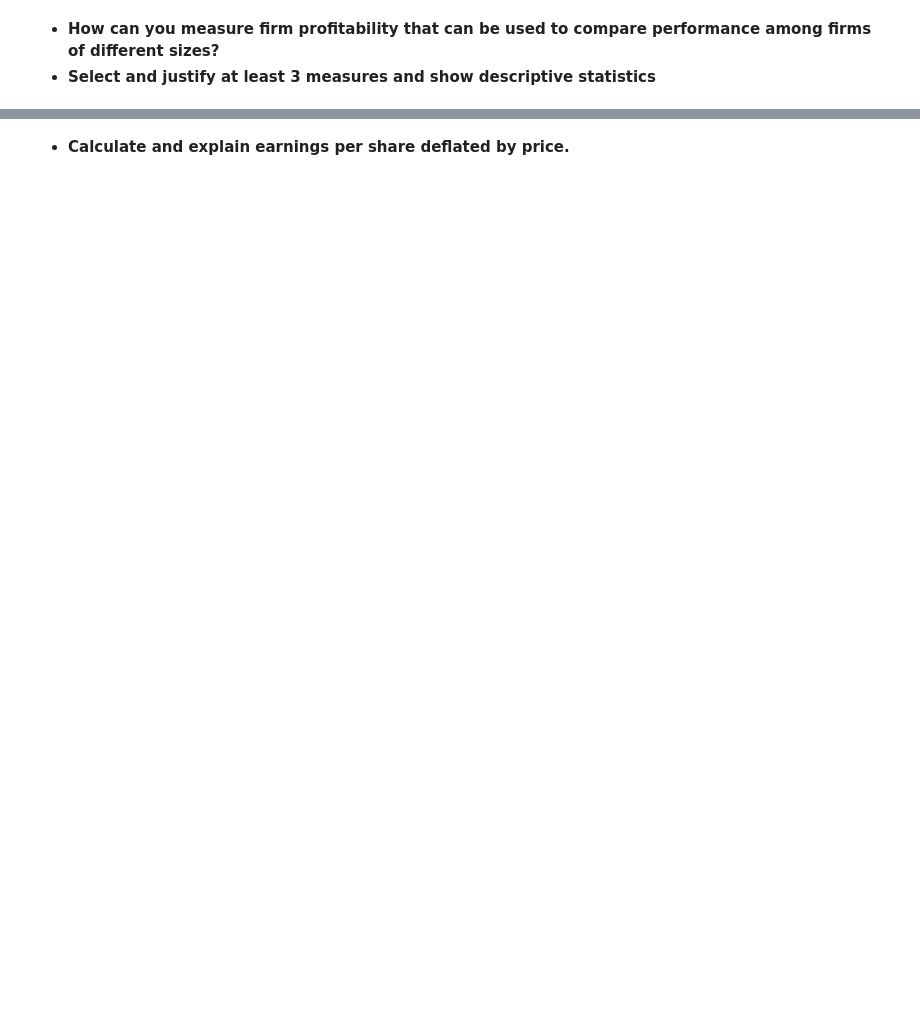
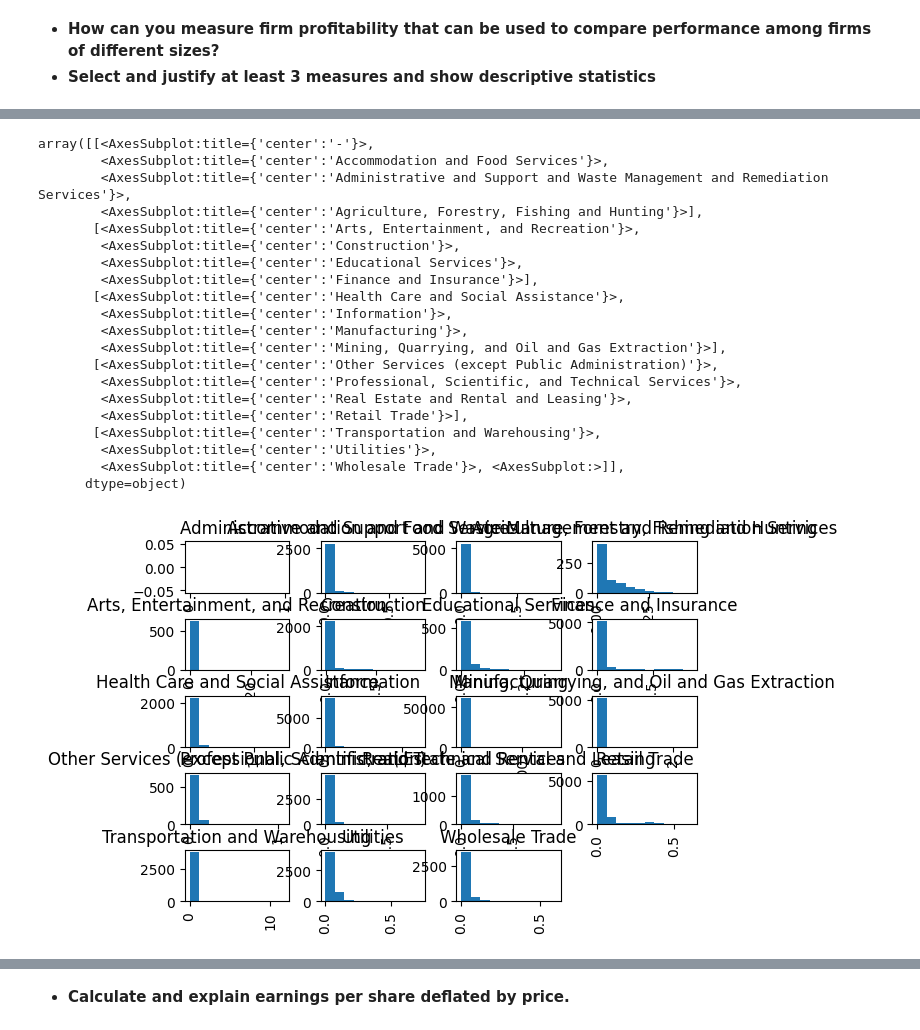
Before and after one commit to alexlohe25/IA_Avanzada_I, a Jupyter notebook: mod1_estadistica/business_case_A01733984.ipynb, the cells around one changed output, grey strips where cells are left out. Cells and saved outputs as stored; diff of their text form; code cells hidden in the pictures; blank space fills up the shorter version.

```diff
--- a/mod1_estadistica/business_case_A01733984.ipynb
+++ b/mod1_estadistica/business_case_A01733984.ipynb
@@ -630,0 +810,6 @@ Name: firm, dtype: object
+# %%
+#ShortFinancialLeverage = shortdebt / totalassets. We can check the leverage of each firm in a short time according to their debt in short terms and their assets. With this measure
+#we can keep track of each firm financial behaviour for each quarter.
+
+dfExtra = dfExtra.assign(ShortFinancialLeverage=lambda x: x.shortdebt.astype(np.float) / x.totalassets.astype(np.float) )
+dfExtra
@@ -630,0 +866,24 @@ Name: firm, dtype: object
+# %%
+dfExtra.hist(column='ShortFinancialLeverage', by='Sector NAICS\nlevel 1')
+# %% [output]
+array([[<AxesSubplot:title={'center':'-'}>,
+        <AxesSubplot:title={'center':'Accommodation and Food Services'}>,
+        <AxesSubplot:title={'center':'Administrative and Support and Waste Management and Remediation Services'}>,
+        <AxesSubplot:title={'center':'Agriculture, Forestry, Fishing and Hunting'}>],
+       [<AxesSubplot:title={'center':'Arts, Entertainment, and Recreation'}>,
+        <AxesSubplot:title={'center':'Construction'}>,
+        <AxesSubplot:title={'center':'Educational Services'}>,
+        <AxesSubplot:title={'center':'Finance and Insurance'}>],
+       [<AxesSubplot:title={'center':'Health Care and Social Assistance'}>,
+        <AxesSubplot:title={'center':'Information'}>,
+        <AxesSubplot:title={'center':'Manufacturing'}>,
+        <AxesSubplot:title={'center':'Mining, Quarrying, and Oil and Gas Extraction'}>],
+       [<AxesSubplot:title={'center':'Other Services (except Public Administration)'}>,
+        <AxesSubplot:title={'center':'Professional, Scientific, and Technical Services'}>,
+        <AxesSubplot:title={'center':'Real Estate and Rental and Leasing'}>,
+        <AxesSubplot:title={'center':'Retail Trade'}>],
+       [<AxesSubplot:title={'center':'Transportation and Warehousing'}>,
+        <AxesSubplot:title={'center':'Utilities'}>,
+        <AxesSubplot:title={'center':'Wholesale Trade'}>, <AxesSubplot:>]],
+      dtype=object)
+[figure, added]
```
Also changed, not shown: parts of 30 cells of this notebook.
